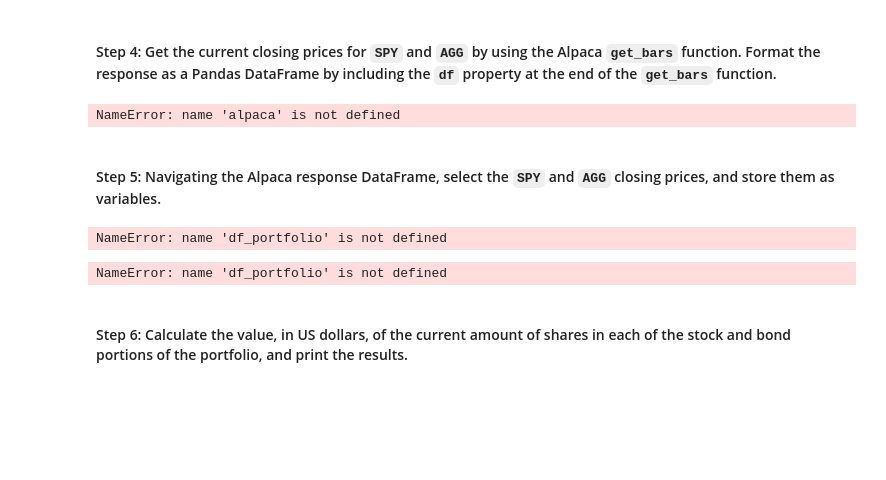
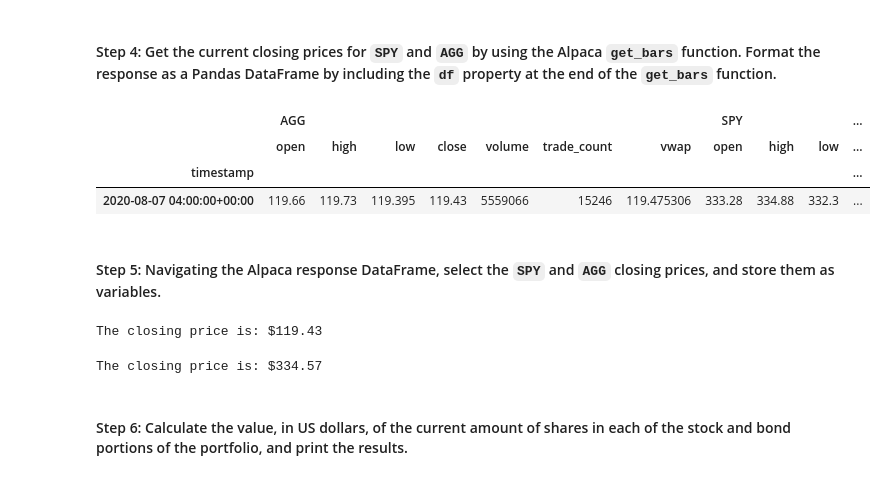
Before and after one commit to julio-rod/Financial-Planning, a Jupyter notebook: financial_planning_tools.ipynb, the cells around one changed output. Cells and saved outputs as stored; diff of their text form; code cells hidden in the pictures; blank space fills up the shorter version.

```diff
--- a/financial_planning_tools.ipynb
+++ b/financial_planning_tools.ipynb
@@ -252,21 +262,23 @@ end_date = pd.Timestamp("2020-08-07", tz="America/New_York").isoformat()
 # %%
 # Use the Alpaca get_bars function to get current closing prices the portfolio
 # Be sure to set the `df` property after the function to format the response object as a DataFrame
-df_portfolio = alpaca.get_bars(
+portfolio_prices_ten_df = alpaca.get_bars(
     tickers,
     timeframe,
     start = start_date,
     end = end_date
 ).df
 
-# Reorganize the DataFrame
-# Separate ticker data
-# YOUR CODE HERE
-
-# Concatenate the ticker DataFrames
-# YOUR CODE HERE
-
+# # Reorganize the DataFrame
+# Separating ticker data
+AGG = portfolio_prices_ten_df[portfolio_prices_ten_df['symbol']=='AGG'].drop('symbol', axis=1)
+SPY = portfolio_prices_ten_df[portfolio_prices_ten_df['symbol']=='SPY'].drop('symbol', axis=1)
+# # Concatenate the ticker DataFrames
+portfolio_prices_ten_df = pd.concat([AGG, SPY], axis=1, keys=["AGG", "SPY"])
 # Review the first 5 rows of the Alpaca DataFrame
-df_portfolio.head()
+portfolio_prices_ten_df.head()
 # %% [output]
-NameError: name 'alpaca' is not defined
+|  | AGG |  |  |  |  |  |  | SPY |  |  | ... |
+|  | open | high | low | close | volume | trade_count | vwap | open | high | low | ... |
+| timestamp |  |  |  |  |  |  |  |  |  |  | ... |
+| 2020-08-07 04:00:00+00:00 | 119.66 | 119.73 | 119.395 | 119.43 | 5559066 | 15246 | 119.475306 | 333.28 | 334.88 | 332.3 | ... |
@@ -275,21 +306,21 @@ NameError: name 'alpaca' is not defined
 # %%
 # Access the closing price for AGG from the Alpaca DataFrame
 # Converting the value to a floating point number
-agg_close_price = df_portfolio["AGG"]["close"]
-
+agg_close_price = portfolio_prices_ten_df['AGG']['close'].iloc[-1]
+agg_close_price = float(agg_close_price)
 # Print the AGG closing price
-print("The closing pice is: ${agg_close_price: .2f}")
+print(f"The closing price is: ${agg_close_price:.2f}")
 # %% [output]
-NameError: name 'df_portfolio' is not defined
+The closing price is: $119.43
 # %%
 # Access the closing price for SPY from the Alpaca DataFrame
 # Converting the value to a floating point number
-spy_close_price = df_portfolio["SPY"]["close"]
-
+spy_close_price = portfolio_prices_ten_df['SPY']['close'].iloc[-1]
+spy_close_price = float(spy_close_price)
 # Print the SPY closing price
-print("The closing pice is: ${spy_close_price: .2f}")
+print(f"The closing price is: ${spy_close_price:.2f}")
 # %% [output]
-NameError: name 'df_portfolio' is not defined
+The closing price is: $334.57
 # %% [markdown]
 #### Step 6: Calculate the value, in US dollars, of the current amount of shares in each of the stock and bond portions of the portfolio, and print the results.
 # %%
```
Also changed, not shown: parts of 44 cells of this notebook, 9 other files.
